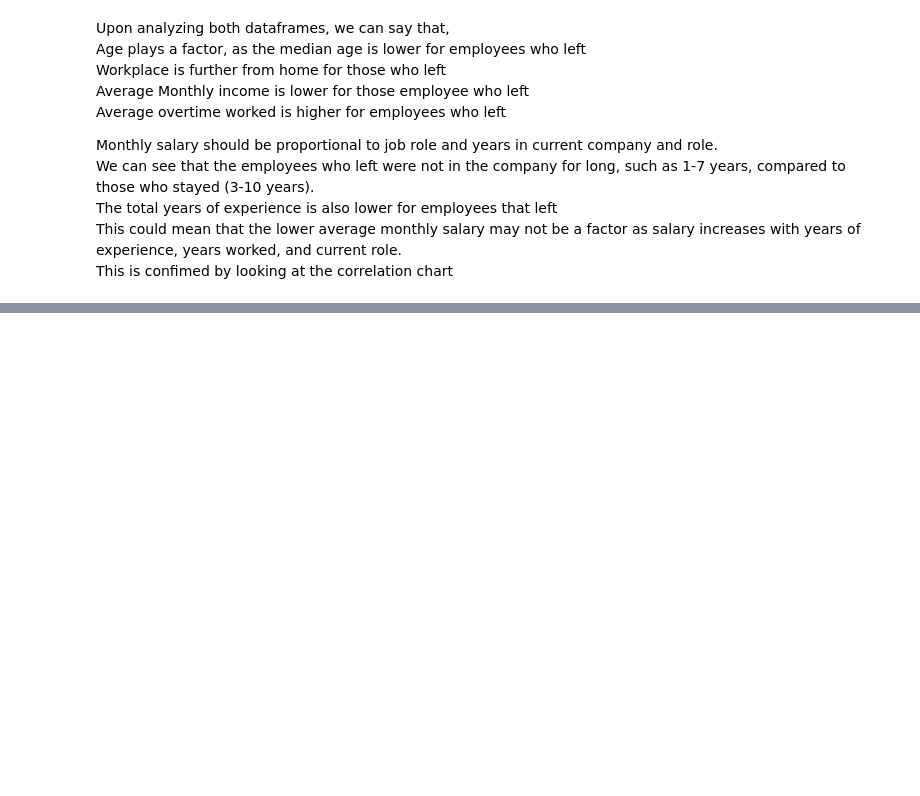
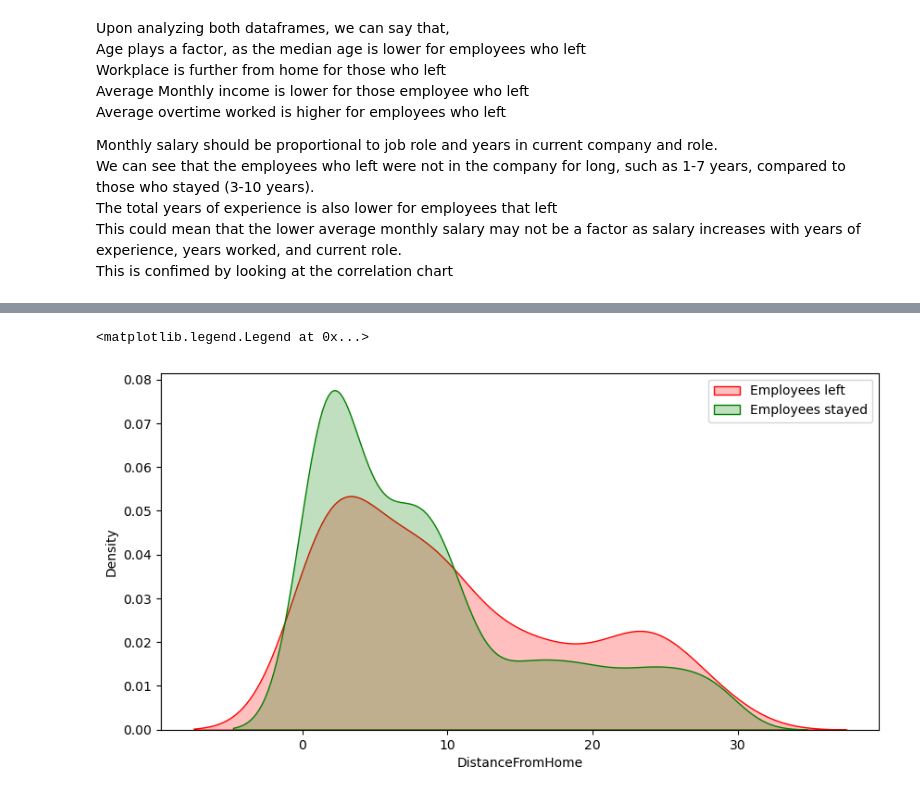
Before and after one commit to YasHabib/Human-resource---Case-Study, a Jupyter notebook: Human_Resource_Case-Study.ipynb, the cells around one changed output, grey strips where cells are left out. Saved outputs shown, nothing was run; the diff lists cells and outputs as text; code cells hidden in the pictures; blank space fills up the shorter version.

```diff
--- a/Human_Resource_Case-Study.ipynb
+++ b/Human_Resource_Case-Study.ipynb
@@ -167,0 +198,10 @@ This is confimed by looking at the correlation chart<br>
+# %%
+# Analyzing distance from home regarding attrition.
+# Developing a KDE (Karnel Density Estimate) which will be used for visualizing the probability density of a continous variable.
+plt.figure(figsize=(10,5))
+sns.kdeplot(left_df['DistanceFromHome'], shade=True, label ='Employees left', color='red')
+sns.kdeplot(stayed_df['DistanceFromHome'], shade=True, label ='Employees stayed', color='green')
+plt.legend()
+# %% [output]
+<matplotlib.legend.Legend at 0x...>
+[figure, added]
```
Also changed, not shown: parts of 13 cells of this notebook.
